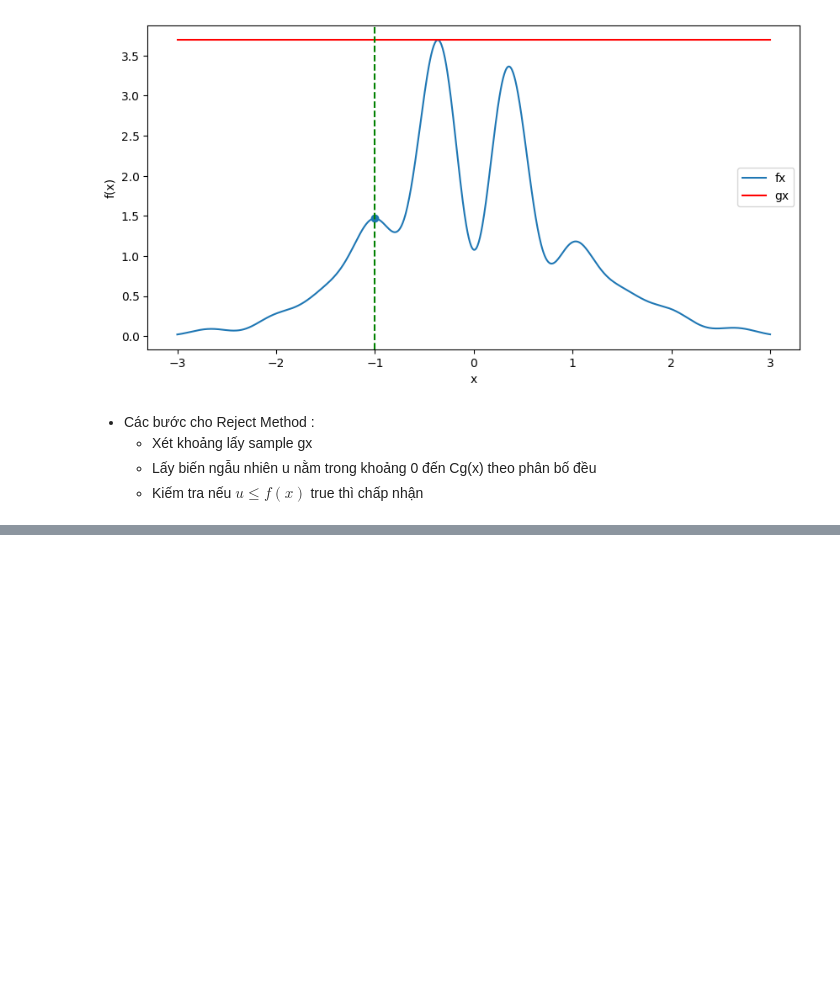
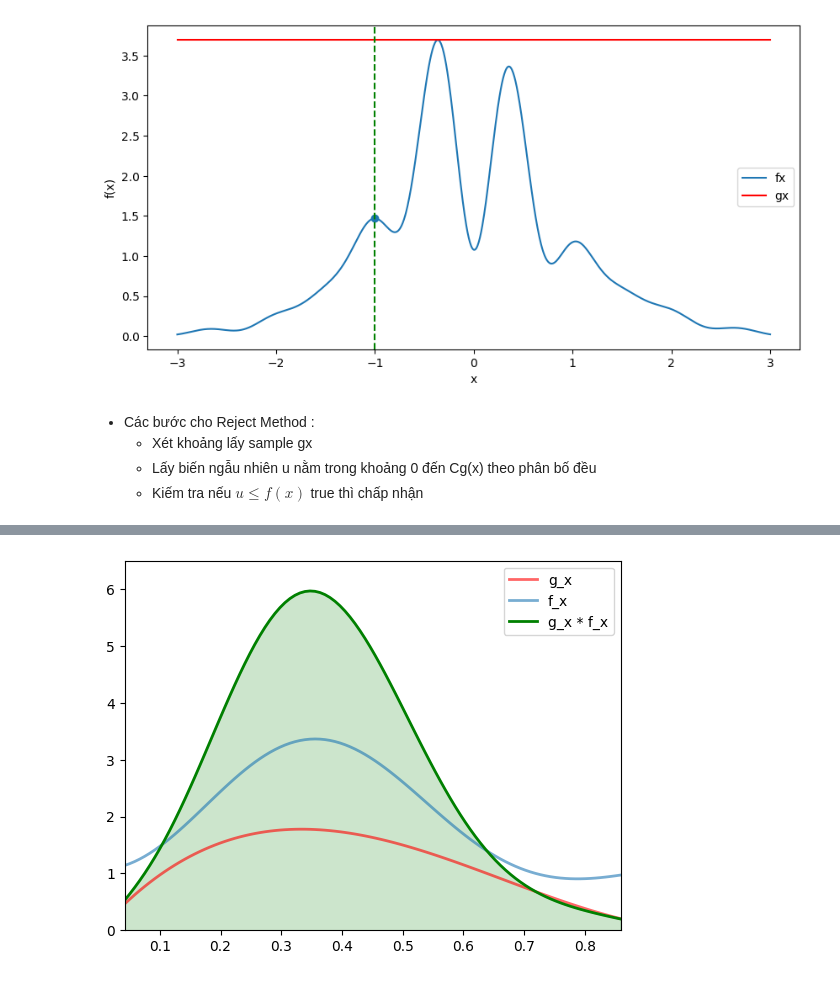
Before and after one commit to trungviet17/Probability_and_Statistic_Simulate_by_Python, a Jupyter notebook: Probability/Monte Carlo Sampling Methods.ipynb, the cells around one changed output, grey strips where cells are left out. Saved outputs shown, nothing was run; the diff lists cells and outputs as text; code cells hidden in the pictures; blank space fills up the shorter version.

```diff
--- a/Probability/Monte Carlo Sampling Methods.ipynb
+++ b/Probability/Monte Carlo Sampling Methods.ipynb
@@ -168,0 +172,22 @@ Efficiency is only 26.4%
+# %%
+# set up
+from scipy.stats import beta
+a = 2
+b = 3
+x = np.linspace(beta.ppf(0.01, a, b),
+                beta.ppf(0.99, a, b), 100)
+# %%
+f_x = lambda x : np.exp(-x**2 / 2) * (np.sin(6 + x)**2 + 3 * np.cos(x)**2 * np.sin(4*x)**2 + 1)
+
+fig, ax = plt.subplots(1,1)
+
+ax.plot(x, beta.pdf(x, a, b), 'r-', lw = 2, alpha = 0.6, label = 'g_x')
+ax.plot(x, f_x(x), lw = 2, alpha =  0.6, label = 'f_x')
+ax.plot(x, f_x(x) * beta.pdf(x, a,b), color = 'green', label = 'g_x * f_x', lw = 2)
+plt.fill_between(x,f_x(x) * beta.pdf(x, a,b), alpha = 0.3, color = 'green' )
+plt.xlim(min(x), max(x))
+plt.ylim(0, 6.5)
+plt.legend()
+plt.show()
+# %% [output]
+[figure, added]
```
Also changed, not shown: parts of 10 cells of this notebook, 6 other files.
